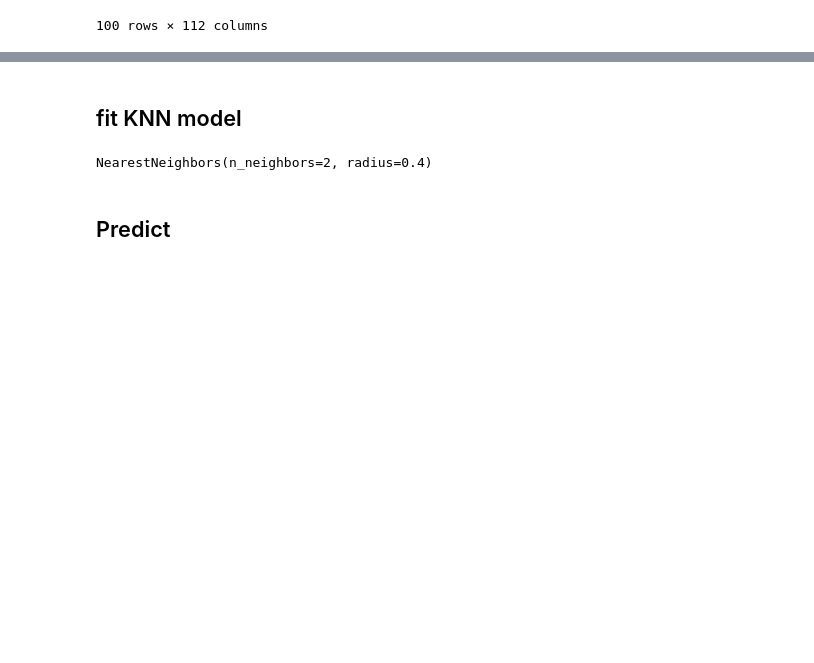
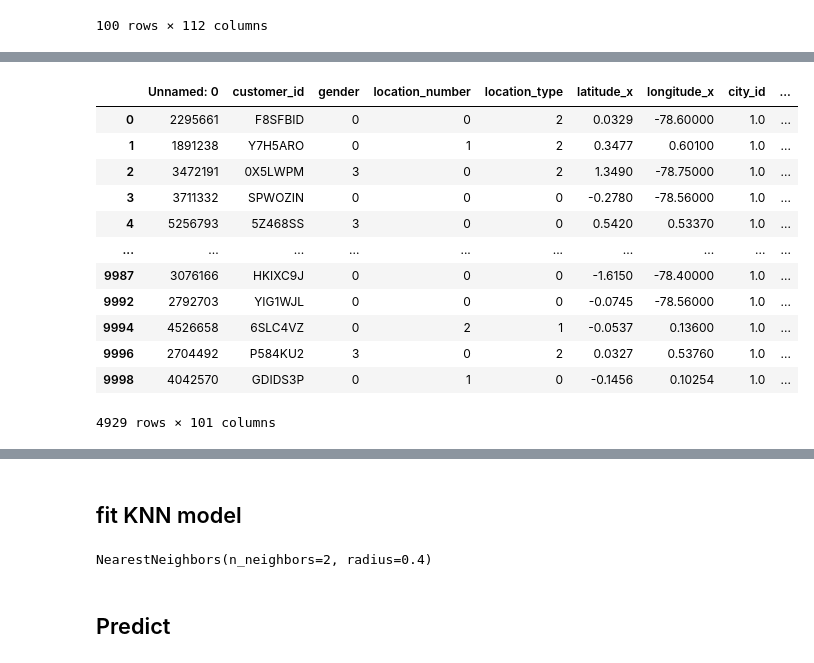
Before and after one commit to YeAnbang/Restaurant_Recommendation_System, a Jupyter notebook: Recommendation.ipynb, the cells around one changed output, grey strips where cells are left out. Cells and saved outputs as stored; diff of their text form; code cells hidden in the pictures; blank space fills up the shorter version.

```diff
--- a/Recommendation.ipynb
+++ b/Recommendation.ipynb
@@ -104,0 +141,11 @@ customer_array[:,6]*=3.
+# %%
+by_customer_rare = by_customer.copy()
+keep = restaurant_rare['vendor_id'].values.tolist()
+print(keep)
+for i in range(len(by_customer_rare)):
+    s = by_customer_rare.iloc[i]['VENDOR']
+    v = s.split(' ')
+    v_ = [t for t in v if int(t) in keep]
+    s_ = ' '.join(v_)
+    by_customer_rare.iloc[i]['VENDOR']= s_
+by_customer_rare
@@ -104,0 +167,5 @@ customer_array[:,6]*=3.
+# %%
+index_names = by_customer_rare[(by_customer_rare['VENDOR']=='')].index
+by_customer_rare.drop(index_names, inplace = True)
+
+by_customer_rare
@@ -105,3 +186,24 @@ customer_array[:,6]*=3.
+# %%
+remove_customer_ids = customer.iloc[index_names]['customer_id'].values.tolist()
+customer_rare = customer.copy()
+for name in remove_customer_ids:
+    index_names = customer_rare[(customer_rare['customer_id']==name)].index
+    customer_rare.drop(index_names, inplace = True)
+customer_rare
+# %% [output]
+|  | Unnamed: 0 | customer_id | gender | location_number | location_type | latitude_x | longitude_x | city_id | ... |
+| 0 | 2295661 | F8SFBID | 0 | 0 | 2 | 0.0329 | -78.60000 | 1.0 | ... |
+| 1 | 1891238 | Y7H5ARO | 0 | 1 | 2 | 0.3477 | 0.60100 | 1.0 | ... |
+| 2 | 3472191 | 0X5LWPM | 3 | 0 | 2 | 1.3490 | -78.75000 | 1.0 | ... |
+| 3 | 3711332 | SPWOZIN | 0 | 0 | 0 | -0.2780 | -78.56000 | 1.0 | ... |
+| 4 | 5256793 | 5Z468SS | 3 | 0 | 0 | 0.5420 | 0.53370 | 1.0 | ... |
+| ... | ... | ... | ... | ... | ... | ... | ... | ... | ... |
+| 9987 | 3076166 | HKIXC9J | 0 | 0 | 0 | -1.6150 | -78.40000 | 1.0 | ... |
+| 9992 | 2792703 | YIG1WJL | 0 | 0 | 0 | -0.0745 | -78.56000 | 1.0 | ... |
+| 9994 | 4526658 | 6SLC4VZ | 0 | 2 | 1 | -0.0537 | 0.13600 | 1.0 | ... |
+| 9996 | 2704492 | P584KU2 | 3 | 0 | 2 | 0.0327 | 0.53760 | 1.0 | ... |
+| 9998 | 4042570 | GDIDS3P | 0 | 1 | 0 | -0.1456 | 0.10254 | 1.0 | ... |
+4929 rows × 101 columns
 # %%
 customer_array
 # %% [output]
```
Also changed, not shown: parts of 18 cells of this notebook.
